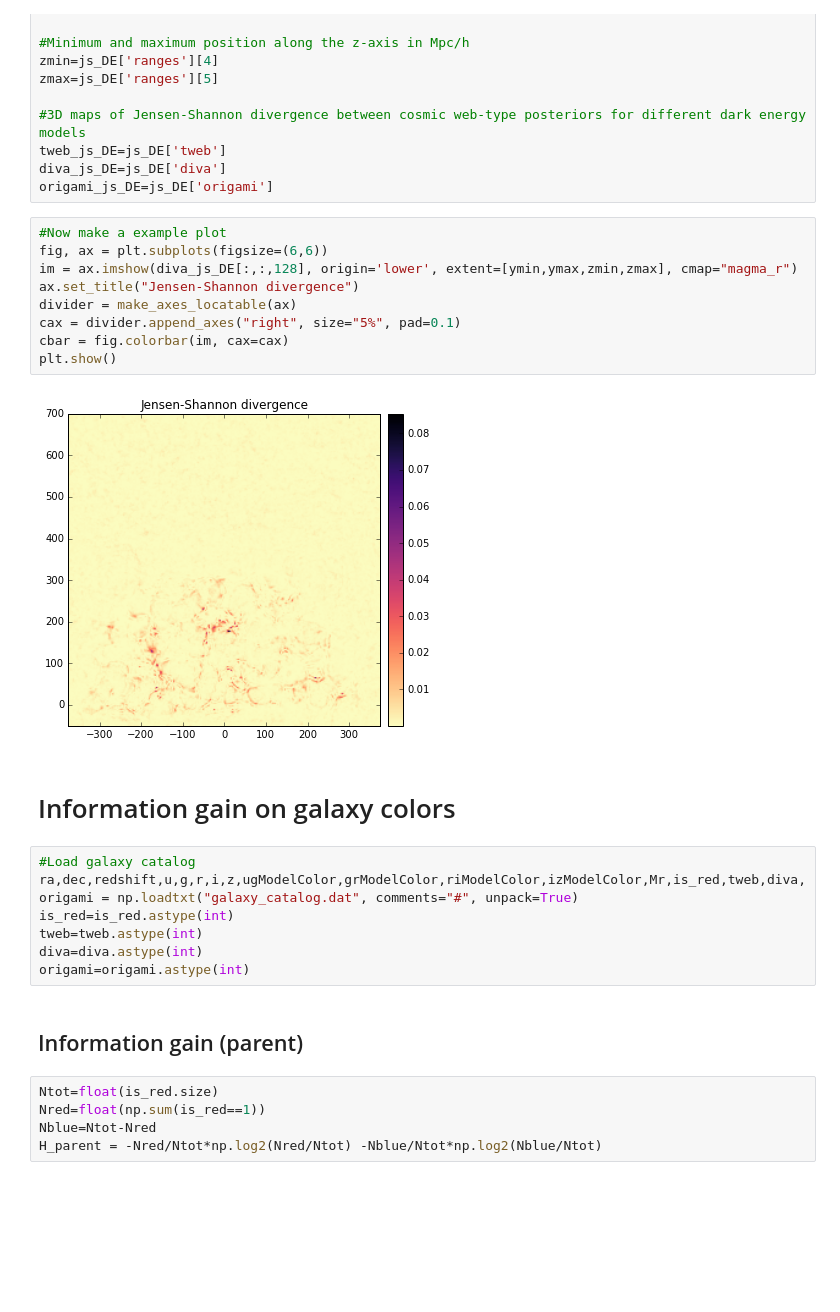
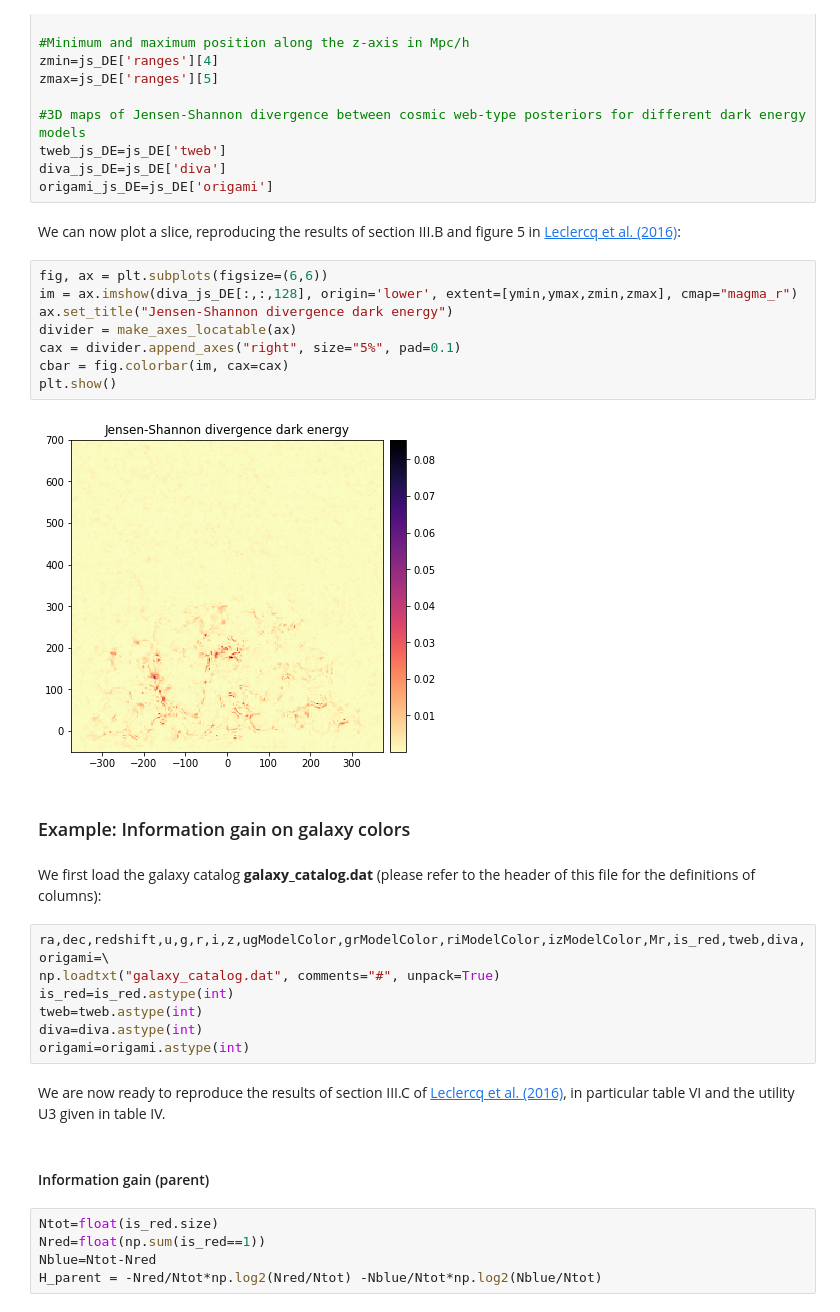
Before and after one commit to florent-leclercq/borg_sdss_data_release, a Jupyter notebook: borg_sdss_classifiers/borg_sdss_classifiers.ipynb, the cells around one changed output. Cells and saved outputs as stored; diff of their text form; blank space fills up the shorter version.

```diff
--- a/borg_sdss_classifiers/borg_sdss_classifiers.ipynb
+++ b/borg_sdss_classifiers/borg_sdss_classifiers.ipynb
@@ -211,28 +265,33 @@ zmax=js_DE['ranges'][5]
 tweb_js_DE=js_DE['tweb']
 diva_js_DE=js_DE['diva']
 origami_js_DE=js_DE['origami']
+# %% [markdown]
+We can now plot a slice, reproducing the results of section III.B and figure 5 in [Leclercq et al. (2016)](https://arxiv.org/abs/1606.06758):
 # %%
-#Now make a example plot
 fig, ax = plt.subplots(figsize=(6,6))
 im = ax.imshow(diva_js_DE[:,:,128], origin='lower', extent=[ymin,ymax,zmin,zmax], cmap="magma_r")
-ax.set_title("Jensen-Shannon divergence")
+ax.set_title("Jensen-Shannon divergence dark energy")
 divider = make_axes_locatable(ax)
 cax = divider.append_axes("right", size="5%", pad=0.1)
 cbar = fig.colorbar(im, cax=cax)
 plt.show()
 # %% [output]
-[figure, old version]
+[figure, new version]
 # %% [markdown]
-# Information gain on galaxy colors
+### Example: Information gain on galaxy colors
+# %% [markdown]
+We first load the galaxy catalog **galaxy_catalog.dat** (please refer to the header of this file for the definitions of columns):
 # %%
-#Load galaxy catalog
-ra,dec,redshift,u,g,r,i,z,ugModelColor,grModelColor,riModelColor,izModelColor,Mr,is_red,tweb,diva,origami = np.loadtxt("galaxy_catalog.dat", comments="#", unpack=True)
+ra,dec,redshift,u,g,r,i,z,ugModelColor,grModelColor,riModelColor,izModelColor,Mr,is_red,tweb,diva,origami=\
+np.loadtxt("galaxy_catalog.dat", comments="#", unpack=True)
 is_red=is_red.astype(int)
 tweb=tweb.astype(int)
 diva=diva.astype(int)
 origami=origami.astype(int)
+# %% [markdown]
+We are now ready to reproduce the results of section III.C of [Leclercq et al. (2016)](https://arxiv.org/abs/1606.06758), in particular table VI and the utility U3 given in table IV.
 # %% [markdown]
-## Information gain (parent)
+#### Information gain (parent)
 # %%
 Ntot=float(is_red.size)
 Nred=float(np.sum(is_red==1))
```
Also changed, not shown: parts of 49 cells of this notebook, 6 other files.
